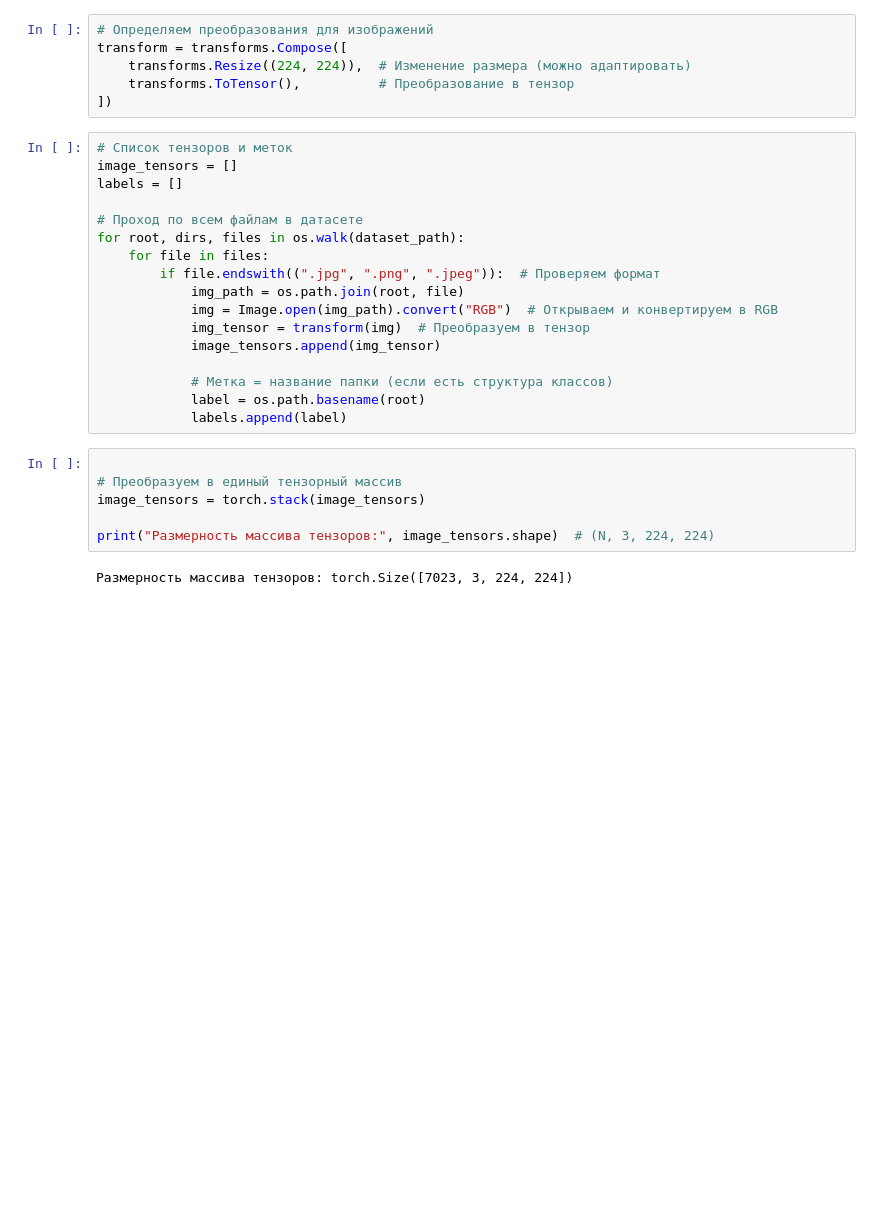
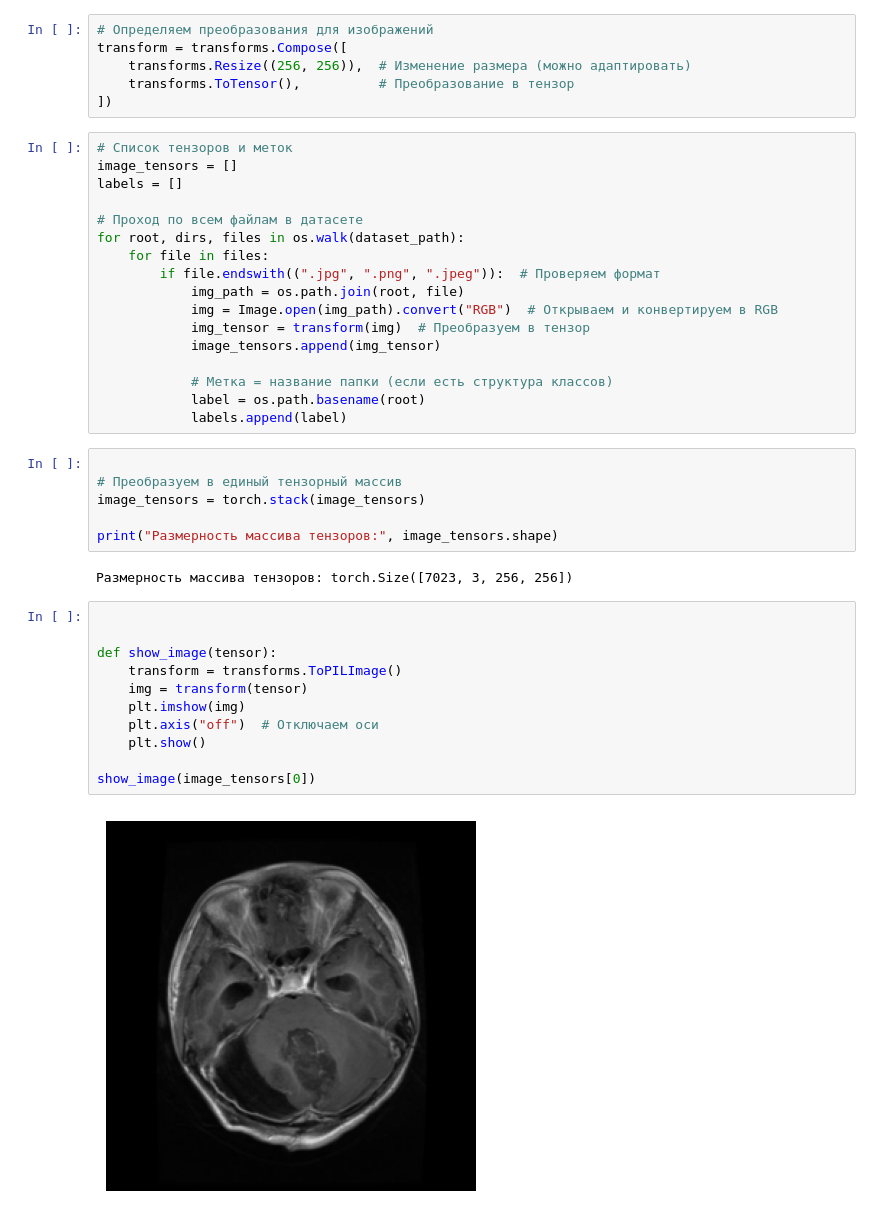
Before and after one commit to ilyarekun/nn_article_25, a Jupyter notebook: palina/cnn_proba.ipynb, the cells around one changed output. Drawn from its saved outputs; the diff is of its cells as text; blank space fills up the shorter version.

Commit message:
Added image

```diff
--- a/palina/cnn_proba.ipynb
+++ b/palina/cnn_proba.ipynb
@@ -10,7 +11,7 @@ dataset_path = kagglehub.dataset_download("masoudnickparvar/brain-tumor-mri-data
 # %%
 # Определяем преобразования для изображений
 transform = transforms.Compose([
-    transforms.Resize((224, 224)),  # Изменение размера (можно адаптировать)
+    transforms.Resize((256, 256)),  # Изменение размера (можно адаптировать)
     transforms.ToTensor(),          # Преобразование в тензор
 ])
 # %%
@@ -35,6 +36,19 @@ for root, dirs, files in os.walk(dataset_path):
 # Преобразуем в единый тензорный массив
 image_tensors = torch.stack(image_tensors)
 
-print("Размерность массива тензоров:", image_tensors.shape)  # (N, 3, 224, 224)
+print("Размерность массива тензоров:", image_tensors.shape)
 # %% [output]
-Размерность массива тензоров: torch.Size([7023, 3, 224, 224])
+Размерность массива тензоров: torch.Size([7023, 3, 256, 256])
+# %%
+
+
+def show_image(tensor):
+    transform = transforms.ToPILImage()
+    img = transform(tensor)
+    plt.imshow(img)
+    plt.axis("off")  # Отключаем оси
+    plt.show()
+
+show_image(image_tensors[0])
+# %% [output]
+[figure, added]
```
Also changed, not shown: parts of 1 cell of this notebook.
